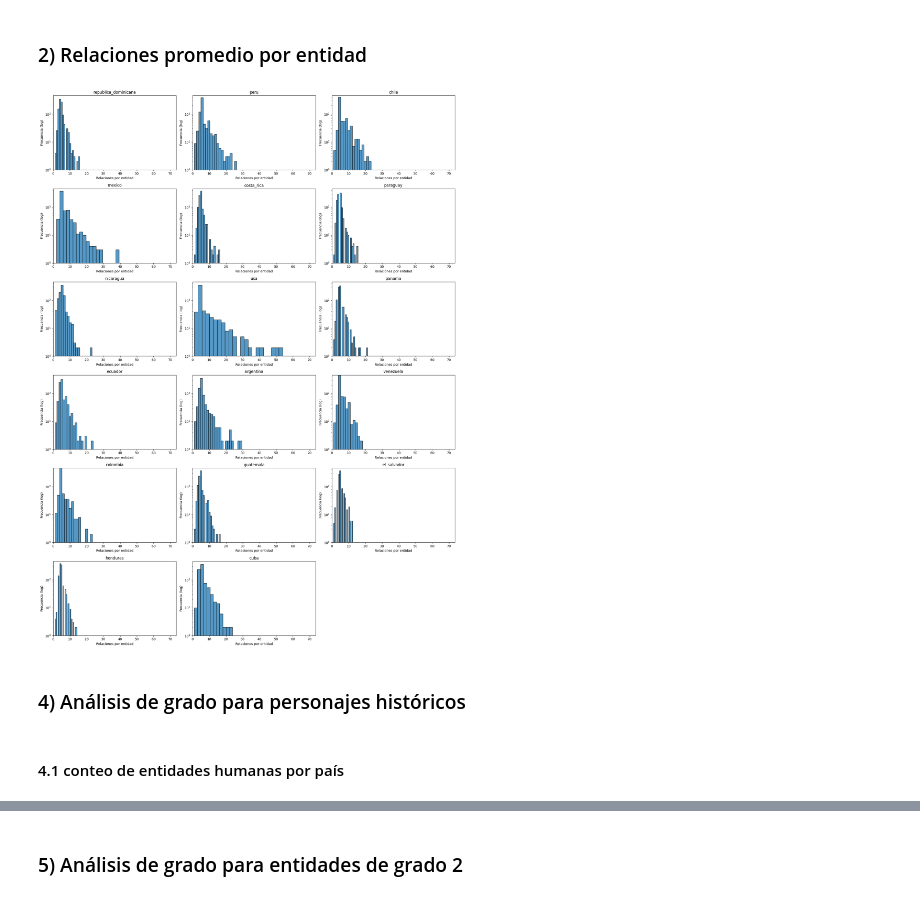
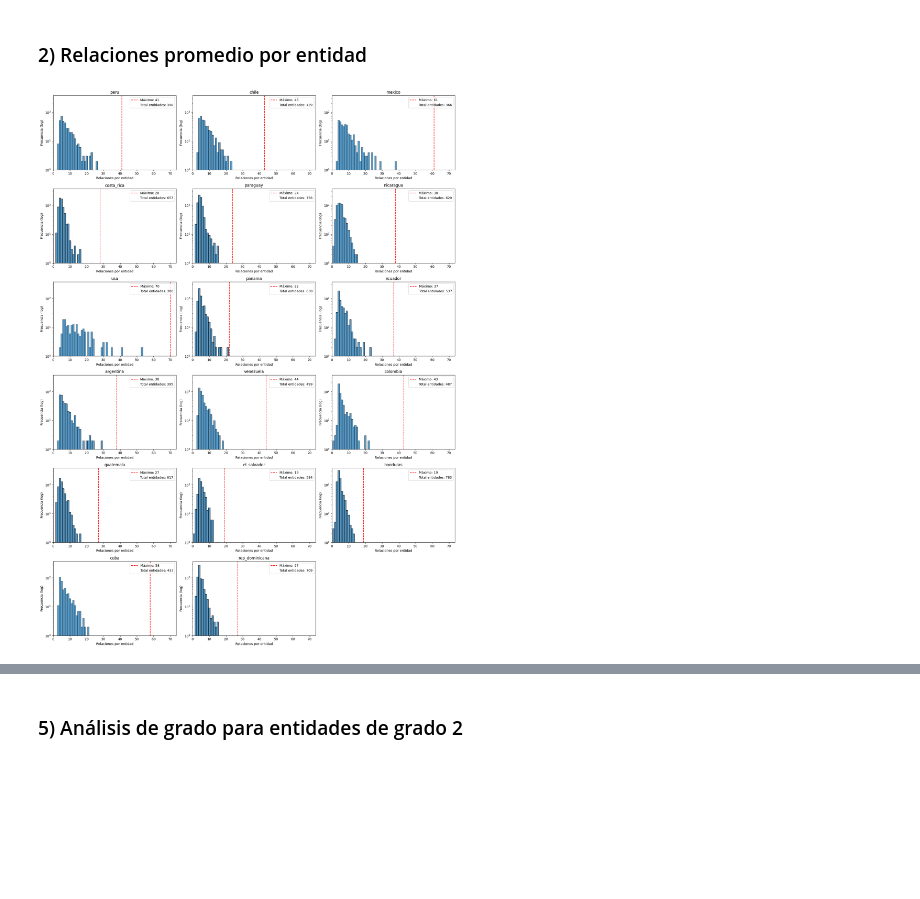
Before and after one commit to JuanHernandez-uc/Proyecto-IA-Gen, a Jupyter notebook: Analisis de datos/analisis_exploratorio.ipynb, the cells around one changed output, grey strips where cells are left out. Drawn from its saved outputs; the diff is of its cells as text; code cells hidden in the pictures; blank space fills up the shorter version.

```diff
--- a/Analisis de datos/analisis_exploratorio.ipynb
+++ b/Analisis de datos/analisis_exploratorio.ipynb
@@ -59,45 +99,48 @@ plt.show()
 # %% [markdown]
 ### 2) Relaciones promedio por entidad
 # %%
-def relations_per_entity_hist_all():
-    total_files = len(dfs_dict)
-
+def plot_entity_degree_distributions(df_dict, suptitle):
+    total_files = len(df_dict)
     max_x = 0
     max_y = 0
     data_dict = {}
 
     # Precalcula grados por archivo y máximos globales
-    for name, df in dfs_dict.items():
+    for country, df in df_dict.items():
         entity_degrees = df['entidad'].value_counts()
-        data_dict[name] = entity_degrees
+        data_dict[country] = entity_degrees
         max_x = max(max_x, entity_degrees.max())
         max_y = max(max_y, entity_degrees.value_counts().max())
 
     cols = 3 if total_files >= 3 else total_files
     rows = math.ceil(total_files / cols) if total_files > 0 else 1
     fig, axes = plt.subplots(rows, cols, figsize=(6 * cols, 4 * rows))
     axes = axes.flatten() if total_files > 1 else [axes]
 
-    for i, name in enumerate(dfs_dict.keys()):
-        sns.histplot(data_dict[name], bins=30, kde=False, ax=axes[i])
+    for i, country in enumerate(df_dict.keys()):
+        series = len(data_dict[country])
+        max_val = max(data_dict[country])
+        sns.histplot(data_dict[country], bins=range(0, max_x + 2), kde=False, ax=axes[i], discrete=True,)
+        axes[i].axvline(x=max_val, color='r', linestyle='--', linewidth=1.5, label='Media')
+        axes[i].legend([f'Total entidades: {series}'], loc='upper right')
         axes[i].set_xmargin(0)
         axes[i].set_xlim(0, max_x * 1.05)
         axes[i].set_yscale('log')
         axes[i].set_ylim(1, max_y * 1.2)
         axes[i].set_xlabel('Relaciones por entidad')
         axes[i].set_ylabel('Frecuencia (log)')
-        axes[i].set_title(name.replace('.csv', ''))
+        axes[i].set_title(country.replace('.csv', ''))
+        total_handle = Patch(facecolor='none', edgecolor='none',
+                            label=f'Total entidades: {series}')
+
+        axes[i].legend(handles=[Line2D([], [], color='r', linestyle='--', label=f'Máximo: {max_val}'), total_handle], loc='upper right')
 
     for j in range(i + 1, len(axes)):
         fig.delaxes(axes[j])
 
     plt.tight_layout()
     plt.show()
+
+plot_entity_degree_distributions(personajes_por_pais, "Distribuciones de grado de personajes por país")
+# %% [output]
+[figure, added]
-# %%
-relations_per_entity_hist_all()
-# %% [output]
-[figure, removed]
-# %% [markdown]
-### 4) Análisis de grado para personajes históricos
-# %% [markdown]
-#### 4.1 conteo de entidades humanas por país
```
Also changed, not shown: parts of 16 cells of this notebook.
